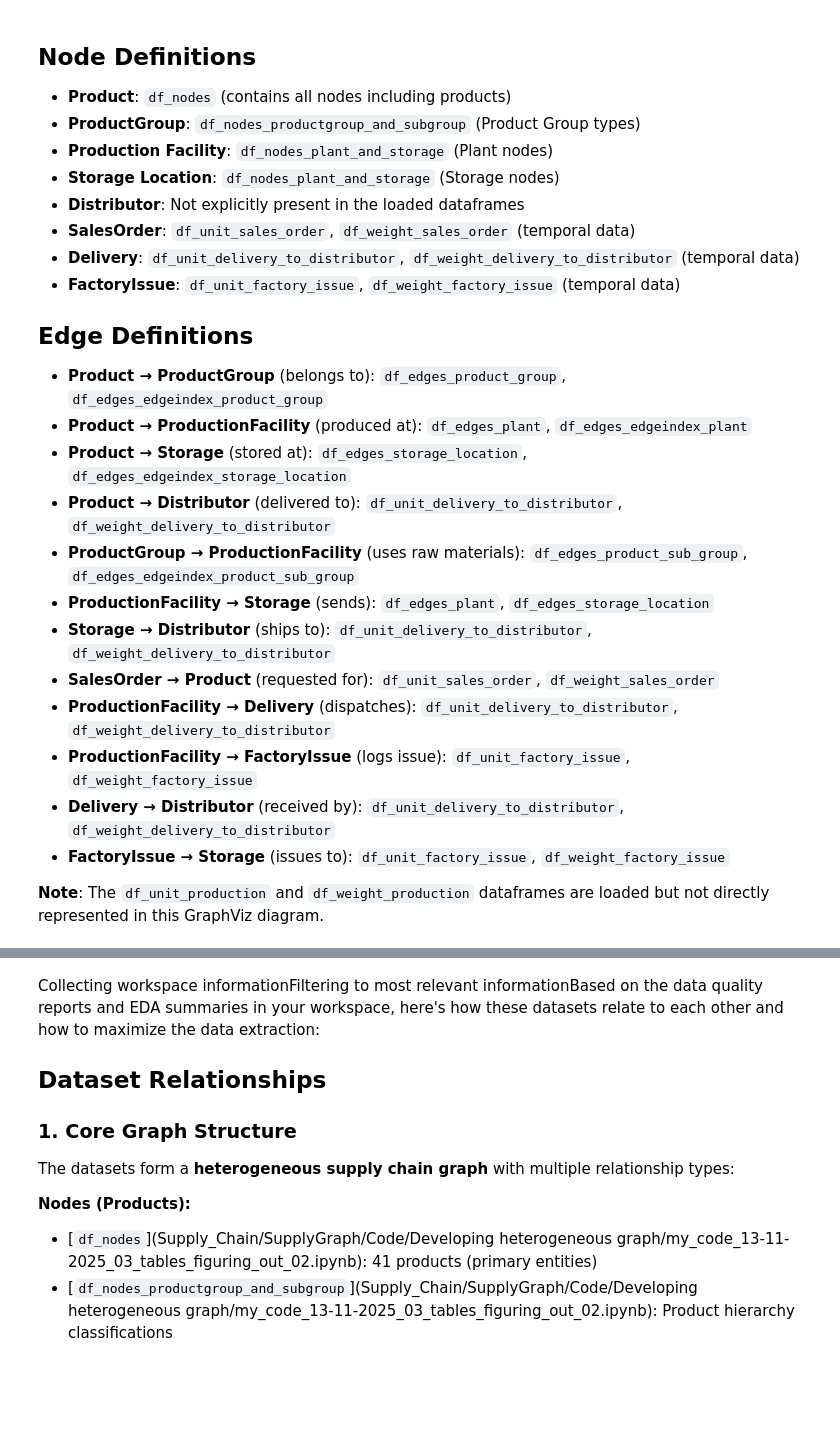
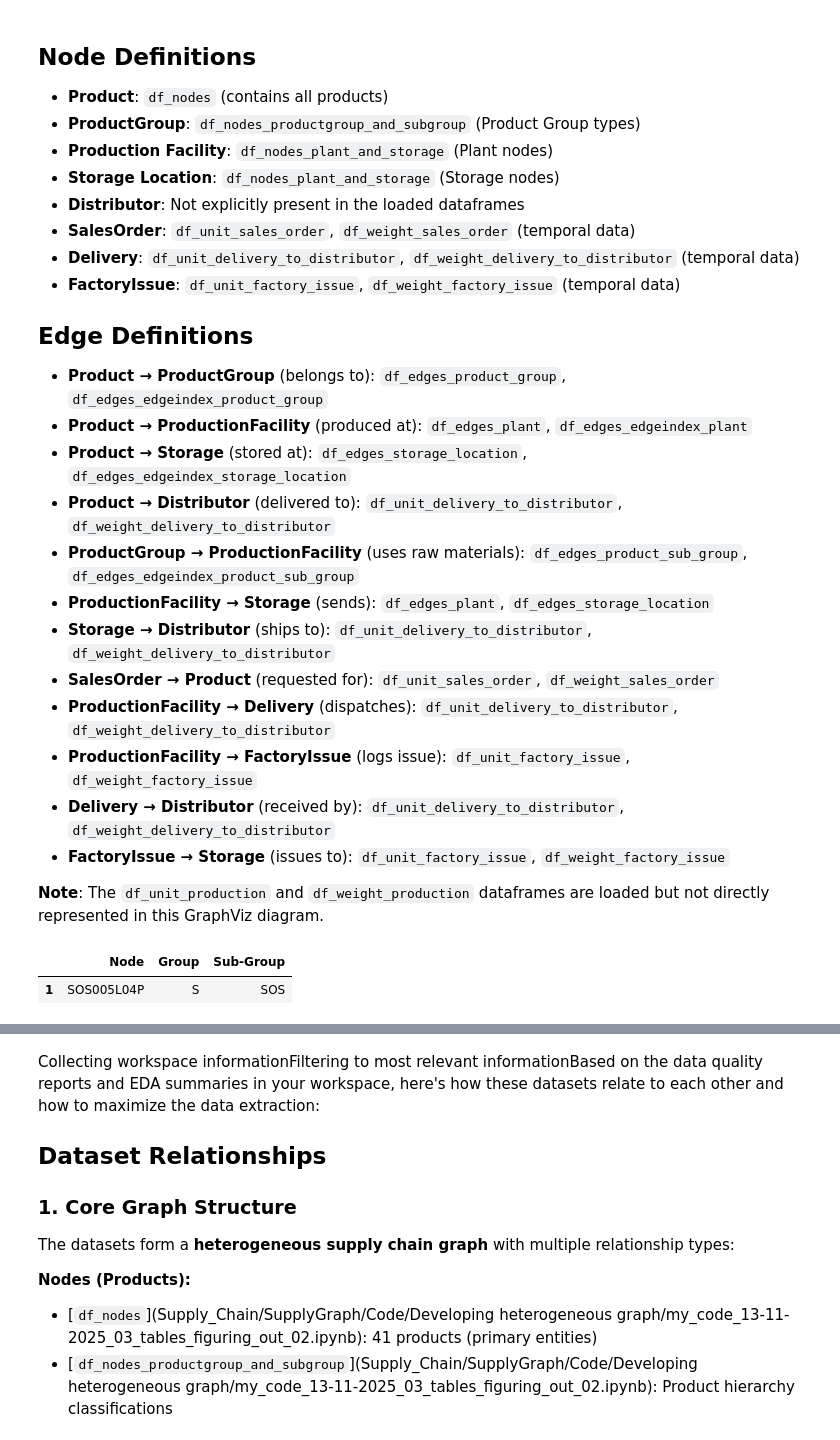
Before and after one commit to iman-xosseini/knowledge_graph_project, a Jupyter notebook: notebooks/data_analysis_13-11-2025.ipynb, the cells around one changed output, grey strips where cells are left out. Drawn from its saved outputs; the diff is of its cells as text; code cells hidden in the pictures; blank space fills up the shorter version.

```diff
--- a/notebooks/data_analysis_13-11-2025.ipynb
+++ b/notebooks/data_analysis_13-11-2025.ipynb
@@ -32,7 +32,7 @@ df_sales_order = pd.read_csv("../data/SupplyGraph/Temporal Data/Unit/Sales Order
 # %% [markdown]
 ## Node Definitions
 
-- **Product**: `df_nodes` (contains all nodes including products)
+- **Product**: `df_nodes` (contains all products)
 - **ProductGroup**: `df_nodes_productgroup_and_subgroup` (Product Group types)
 - **Production Facility**: `df_nodes_plant_and_storage` (Plant nodes)
 - **Storage Location**: `df_nodes_plant_and_storage` (Storage nodes)
@@ -57,3 +57,11 @@ df_sales_order = pd.read_csv("../data/SupplyGraph/Temporal Data/Unit/Sales Order
 - **FactoryIssue → Storage** (issues to): `df_unit_factory_issue`, `df_weight_factory_issue`
 
 **Note**: The `df_unit_production` and `df_weight_production` dataframes are loaded but not directly represented in this GraphViz diagram.
+# %%
+product = "SOS005L04P"
+# %%
+# The group and sub-group the product SOS005L04P belongs to.
+display(df_nodes_productgroup_and_subgroup[df_nodes_productgroup_and_subgroup['Node'] == product])
+# %% [output]
+|  | Node | Group | Sub-Group |
+| 1 | SOS005L04P | S | SOS |
```
Also changed, not shown: parts of 5 cells of this notebook, 5 other files.
